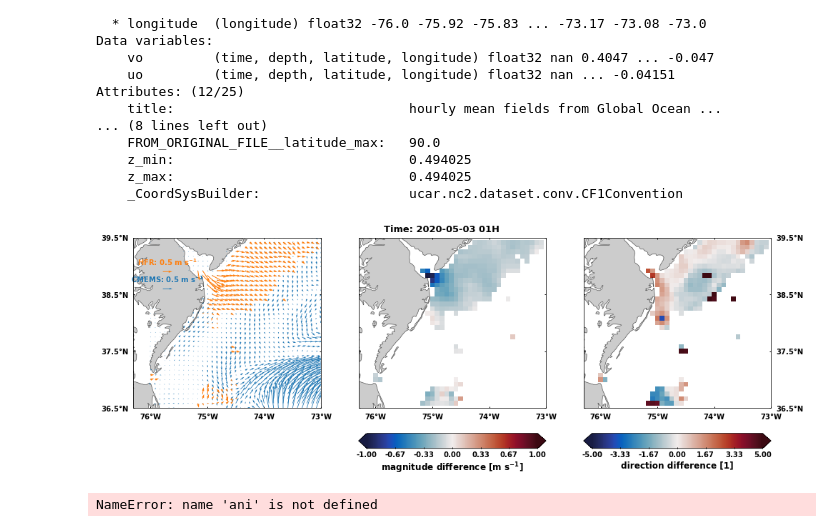
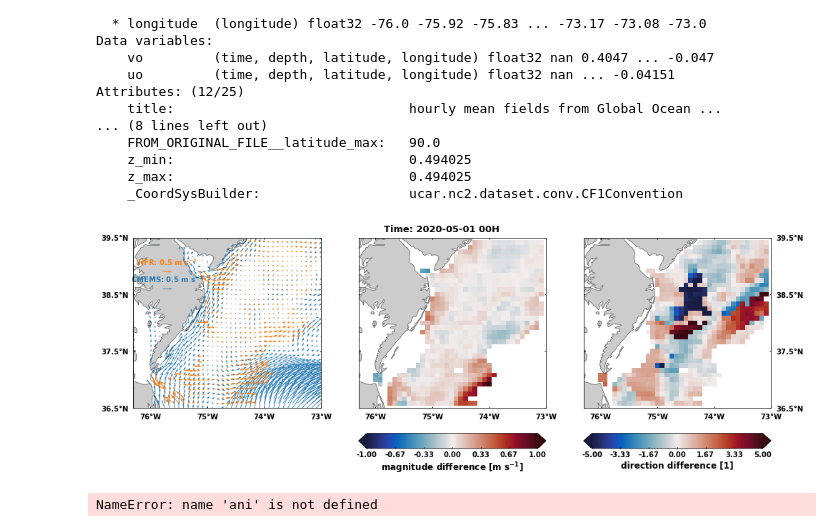
Before and after one commit to oceanhackweek/ohw21-proj-coastal-radar, a Jupyter notebook: visualization-HFR-CMEMS.ipynb, the cells around one changed output. Cells and saved outputs as stored; diff of their text form; code cells hidden in the pictures.

```diff
--- a/visualization-HFR-CMEMS.ipynb
+++ b/visualization-HFR-CMEMS.ipynb
@@ -150,7 +150,8 @@ def make_map(lonw,lone,lats,latn,ax,flag=0):
 # %%
 import matplotlib.gridspec as gridspec
 gs = gridspec.GridSpec(13,3)
-i = 49
+#i = 508
+i=0
 proj = ccrs.PlateCarree()
 #ax = fig.add_subplot(1,3,1,projection=proj)
 fig = plt.figure(1,figsize=(16,6))
@@ -185,34 +186,34 @@ qk = ax1.quiverkey(cf2, -75.7, 38.6, 0.5, label='CMEMS: 0.5 m s$^{-1}$', labelpo
 # time stamp
 the_time = np.datetime_as_string(datah.time.values[i], unit='h')#'%Y-%m-%d')
 the_time = the_time[:10]+' %sH'%the_time[11:]
 #ax1.text(-75.6,39.25,'Time: {:}'.format(the_time),fontsize=13,va='center', ha='center',
 #        bbox=dict(facecolor='w', alpha=.6),transform=proj)
 fig.suptitle('Time: {:}'.format(the_time),fontsize=13,fontweight='bold',y=.85)
 
 
 #ax = fig.add_subplot(1,3,2,projection=proj)
 ax2 = make_map(lonw,lone,lats,latn,ax2,flag=1)
 cf = ax2.pcolormesh(xm,ym,magm-magh,vmin=-1,vmax=1,cmap=cmo.cm.balance)
 #cax,kw = mpl.colorbar.make_axes(ax2,location='bottom',pad=0.05,aspect=5)
 out=fig.colorbar(cf,cax=ax4,ticks=np.linspace(-1,1,7),
                  format='%.2f',extend='both',**kw)
 out.set_label('magnitude difference [m s$^{-1}$]',size=12,fontweight='bold')
 out.ax.tick_params(direction='in',size=2., width=1)
 
 #ax = fig.add_subplot(1,3,3,projection=proj)
 ax3 = make_map(lonw,lone,lats,latn,ax3,flag=2)
 cf = ax3.pcolormesh(xm,ym,anglem-angleh,vmin=-5,vmax=5,cmap=cmo.cm.balance)
 
 out=fig.colorbar(cf,cax=ax5,ticks=np.linspace(-5,5,7),
                  format='%.2f',extend='both',**kw)
 out.set_label('direction difference [1]',size=12,fontweight='bold')
 out.ax.tick_params(direction='in',size=2., width=1)
 #out.ax.tick_params(direction='in',size=2., width=1)
 #print(i)
 plt.show()
 plt.close()
 # %% [output]
-[figure, old version]
+[figure, new version]
 # %%
 np.nanmin(magm-magh)
 # %%
```
Also changed, not shown: 2 other files.
